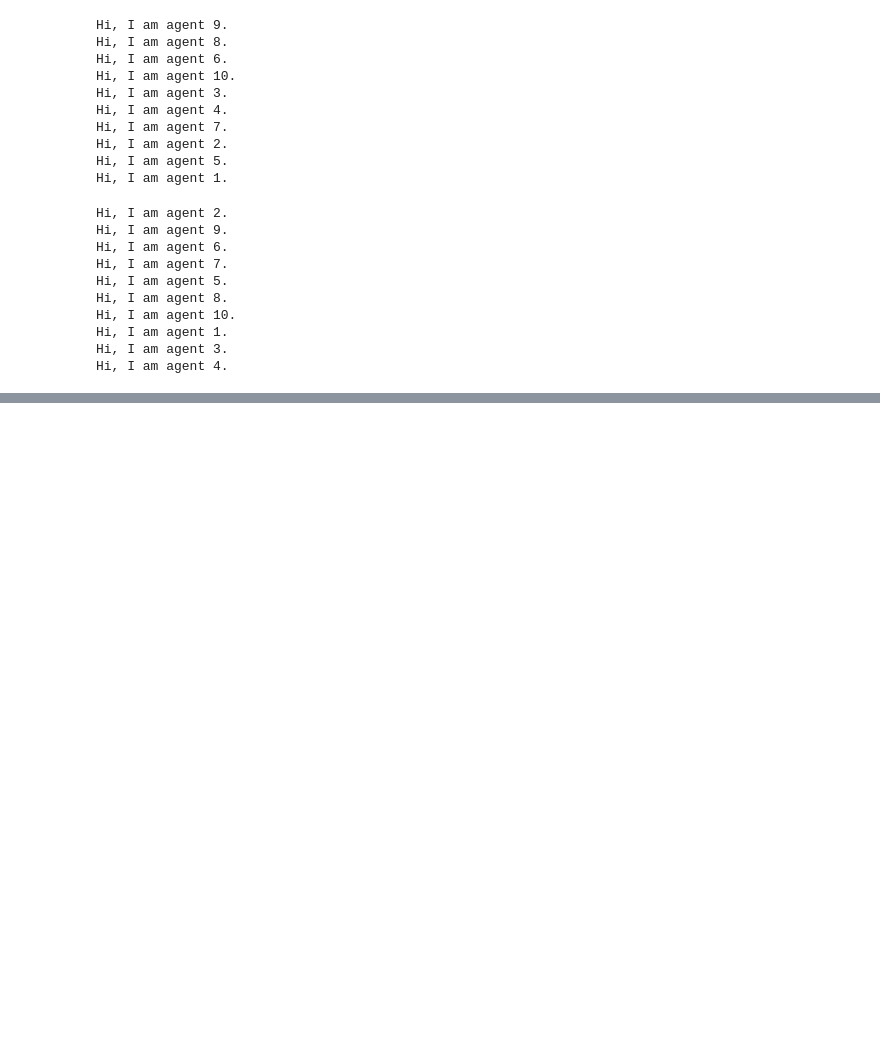
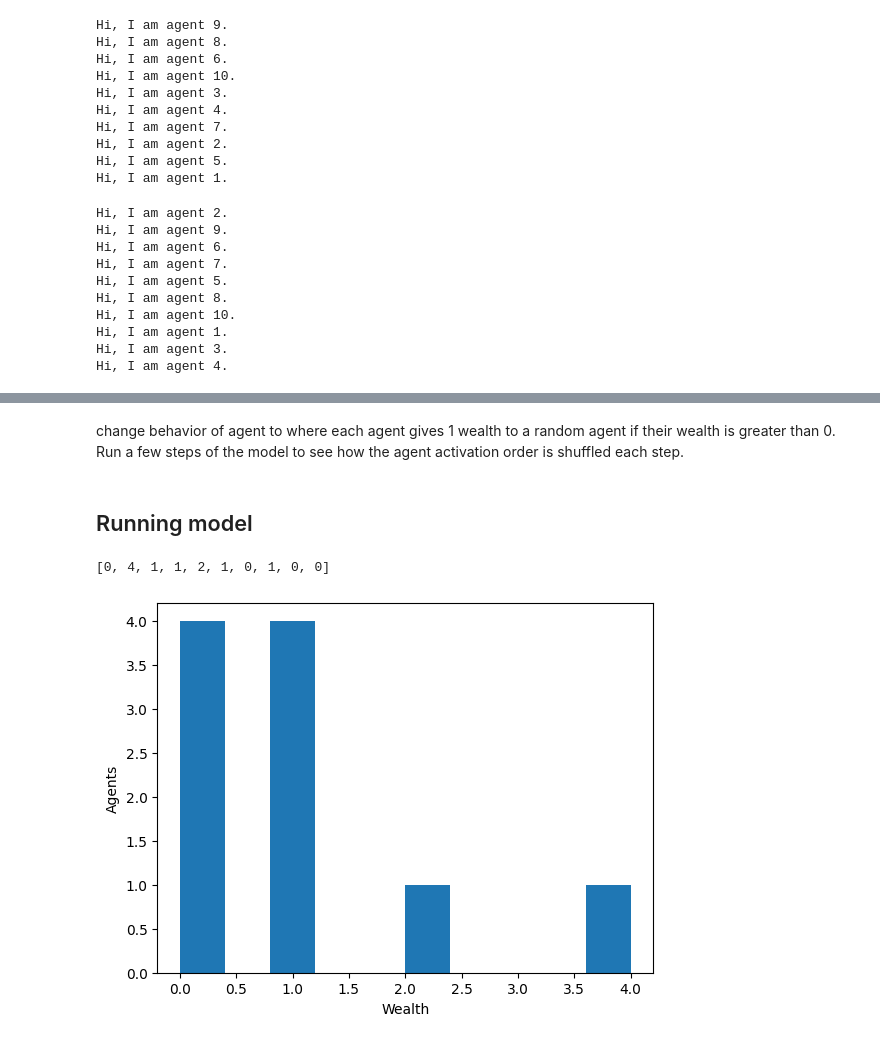
Before and after one commit to yorozc/Intro-to-Agent-Based-Modelling, a Jupyter notebook: intro_to_ABM.ipynb, the cells around one changed output, grey strips where cells are left out. Saved outputs shown, nothing was run; the diff lists cells and outputs as text; code cells hidden in the pictures; blank space fills up the shorter version.

Commit message:
Learned about model behavior

```diff
--- a/intro_to_ABM.ipynb
+++ b/intro_to_ABM.ipynb
@@ -239,0 +242,2 @@ Hi, I am agent 4.
+# %% [markdown]
+change behavior of agent to where each agent gives 1 wealth to a random agent if their wealth is greater than 0. Run a few steps of the model to see how the agent activation order is shuffled each step.
@@ -239,0 +258,7 @@ Hi, I am agent 4.
+# %% [markdown]
+## Running model
+# %%
+model = MoneyModel(10)
+
+for _ in range(10):
+  model.step()
@@ -239,0 +267,10 @@ Hi, I am agent 4.
+# %%
+agent_wealth = [a.wealth for a in model.agents] # create list of each agents wealth
+print(agent_wealth)
+plt.hist(agent_wealth)
+plt.xlabel("Wealth")
+plt.ylabel("Agents")
+plt.show()
+# %% [output]
+[0, 4, 1, 1, 2, 1, 0, 1, 0, 0]
+[figure, added]
```
Also changed, not shown: parts of 5 cells of this notebook.
